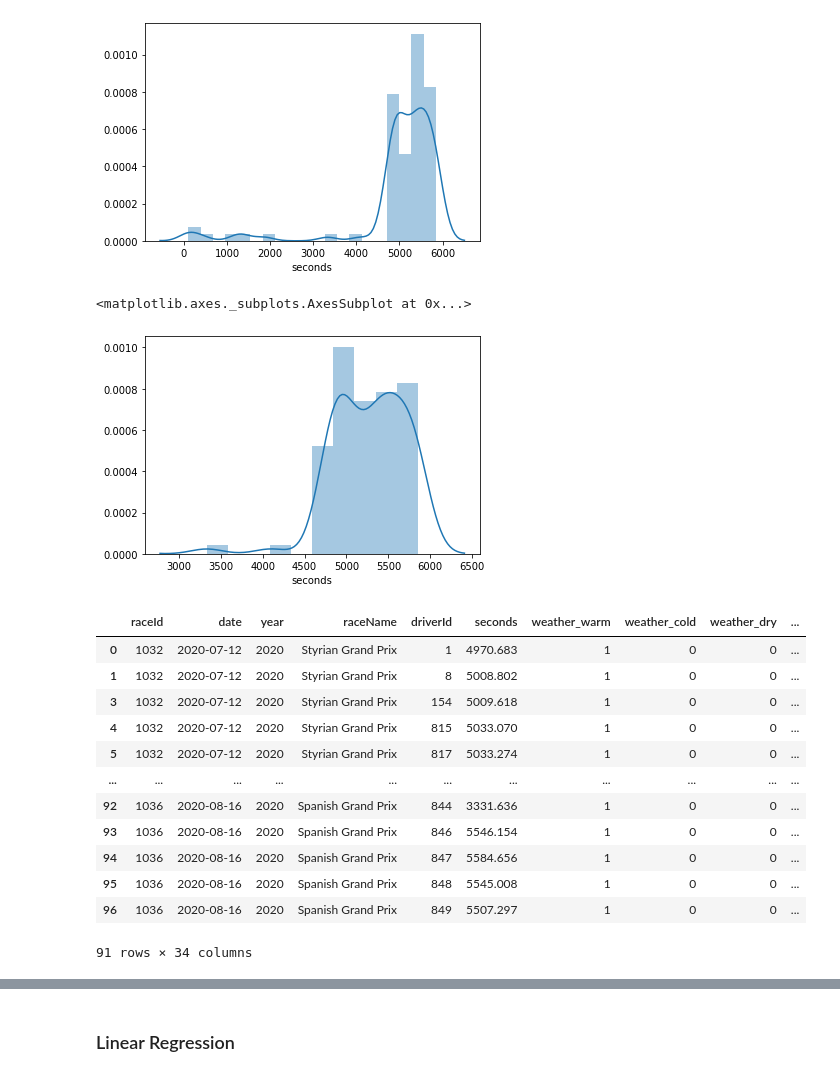
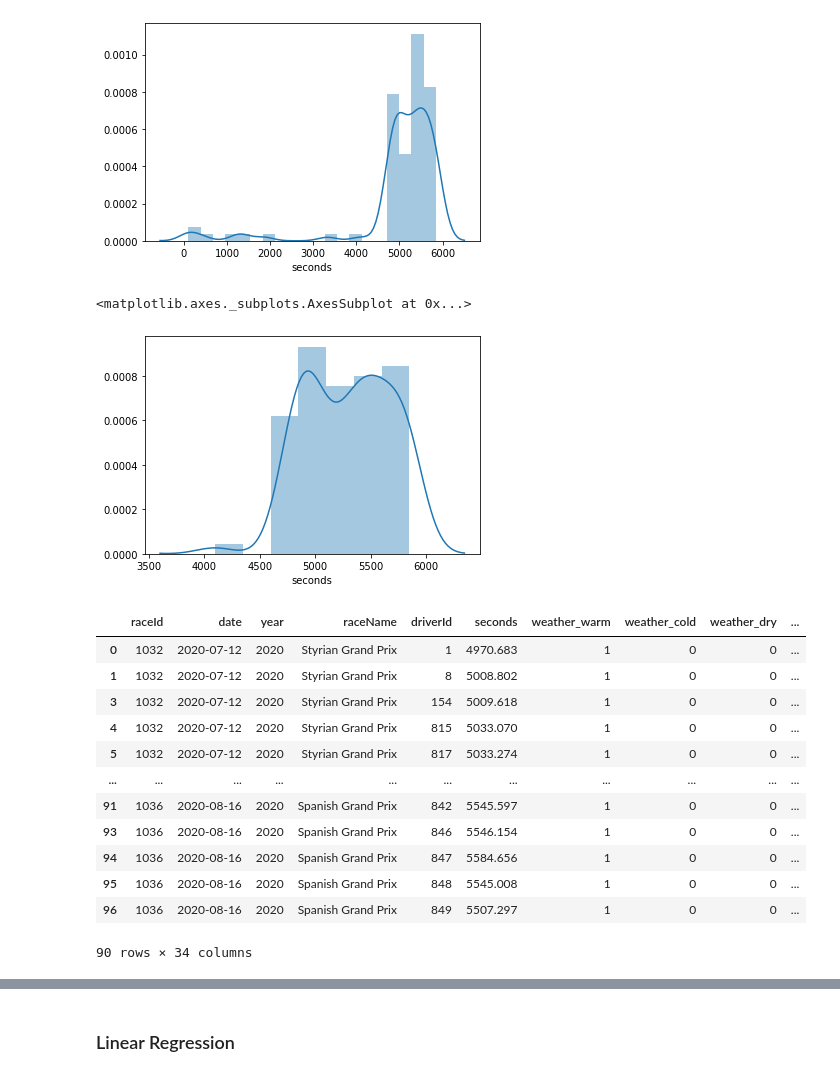
Before and after one commit to abcdefg781/f1.github.io, a Jupyter notebook: Predictive Modeling.ipynb, the cells around one changed output, grey strips where cells are left out. Drawn from its saved outputs; the diff is of its cells as text; code cells hidden in the pictures.

```diff
--- a/Predictive Modeling.ipynb
+++ b/Predictive Modeling.ipynb
@@ -72,11 +72,14 @@ weather['weather'] = info
 weather["weather"].iloc[1021] = "Warm, Sunny"
 weather["weather"].iloc[1022] = "Warm, Sunny"
 weather["weather"].iloc[1023] = "Warm, Sunny"
+weather["weather"].iloc[1024] = "Rain, Cloudy"
+
 weather_dict = {'weather_warm': ['soleggiato', 'clear', 'warm', 'hot', 'sunny', 'fine', 'mild', 'sereno'],
                'weather_cold': ['cold', 'fresh', 'chilly', 'cool'],
                'weather_dry': ['dry', 'asciutto'],
                'weather_wet': ['showers', 'wet', 'rain', 'pioggia', 'damp', 'thunderstorms', 'rainy'],
                'weather_cloudy': ['overcast', 'nuvoloso', 'clouds', 'cloudy', 'grey', 'coperto']}
+
 weather_df = pd.DataFrame(columns = weather_dict.keys())
 
 for col in weather_df:
@@ -276,12 +279,12 @@ sns.distplot(full_df.seconds)
 <matplotlib.axes._subplots.AxesSubplot at 0x...>
 [figure]
 # %%
-# Cut off the people who finished under 3000 seconds
-shortened_df = full_df[full_df.seconds > 3000]
+# Cut off the people who finished under 4000 seconds
+shortened_df = full_df[full_df.seconds > 4000]
 sns.distplot(shortened_df.seconds)
 # %% [output]
 <matplotlib.axes._subplots.AxesSubplot at 0x...>
-[figure, old version]
+[figure, new version]
 # %%
 shortened_df
 # %% [output]
@@ -292,12 +295,12 @@ shortened_df
 | 4 | 1032 | 2020-07-12 | 2020 | Styrian Grand Prix | 815 | 5033.070 | 1 | 0 | 0 | ... |
 | 5 | 1032 | 2020-07-12 | 2020 | Styrian Grand Prix | 817 | 5033.274 | 1 | 0 | 0 | ... |
 | ... | ... | ... | ... | ... | ... | ... | ... | ... | ... | ... |
-| 92 | 1036 | 2020-08-16 | 2020 | Spanish Grand Prix | 844 | 3331.636 | 1 | 0 | 0 | ... |
+| 91 | 1036 | 2020-08-16 | 2020 | Spanish Grand Prix | 842 | 5545.597 | 1 | 0 | 0 | ... |
 | 93 | 1036 | 2020-08-16 | 2020 | Spanish Grand Prix | 846 | 5546.154 | 1 | 0 | 0 | ... |
 | 94 | 1036 | 2020-08-16 | 2020 | Spanish Grand Prix | 847 | 5584.656 | 1 | 0 | 0 | ... |
 | 95 | 1036 | 2020-08-16 | 2020 | Spanish Grand Prix | 848 | 5545.008 | 1 | 0 | 0 | ... |
 | 96 | 1036 | 2020-08-16 | 2020 | Spanish Grand Prix | 849 | 5507.297 | 1 | 0 | 0 | ... |
-91 rows × 34 columns
+90 rows × 34 columns
 # %%
 # Delete rows where there are nans
 shortened_df = shortened_df.replace({r"\N": None})
```
Also changed, not shown: parts of 21 cells of this notebook, 16 other files.
